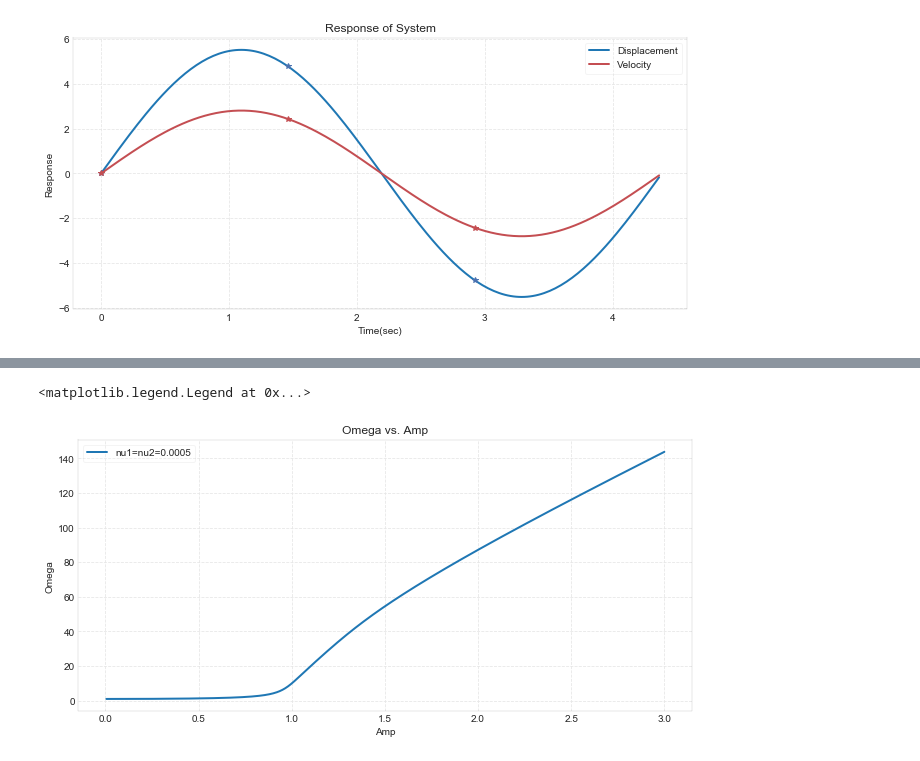
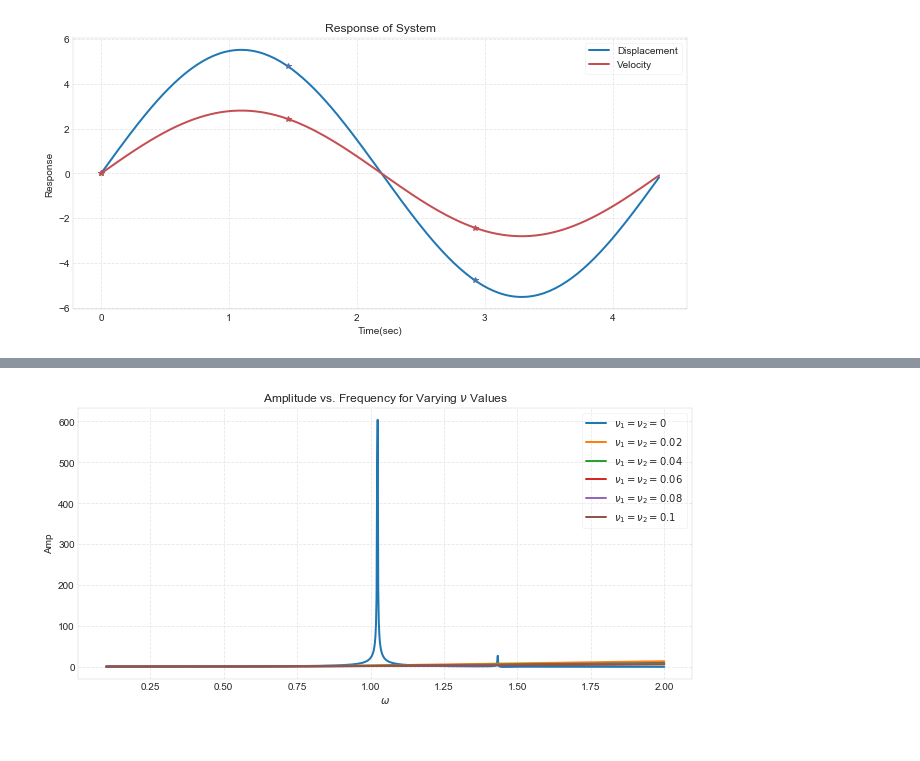
Before and after one commit to w320alm/Non_Linear_System_with_Mousai, a Jupyter notebook: NLSMousai.ipynb, the cells around one changed output, grey strips where cells are left out. Drawn from its saved outputs; the diff is of its cells as text; code cells hidden in the pictures.

```diff
--- a/NLSMousai.ipynb
+++ b/NLSMousai.ipynb
@@ -163,11 +222,16 @@ for i, freq in enumerate(omega1):
         break
-# %%
-plt.plot(omega,amp, label='nu1=nu2=0.0005')
-plt.xlabel('Amp')
-plt.ylabel('Omega')
-plt.title('Omega vs. Amp')
-plt.legend()
-# %% [output]
-<matplotlib.legend.Legend at 0x...>
-[figure, removed]
+# %%
+plt.plot(omega,amp, label='$\\nu_1=\\nu_2=0$')
+plt.plot(omega,amp1, label='$\\nu_1=\\nu_2=0.02$')
+plt.plot(omega,amp2, label='$\\nu_1=\\nu_2=0.04$')
+plt.plot(omega,amp3, label='$\\nu_1=\\nu_2=0.06$')
+plt.plot(omega,amp4, label='$\\nu_1=\\nu_2=0.08$')
+plt.plot(omega,amp5, label='$\\nu_1=\\nu_2=0.1$')
+plt.title('Amplitude vs. Frequency for Varying $\\nu$ Values')
+plt.xlabel('$\\omega$')
+plt.ylabel('Amp')
+plt.legend()
+plt.show()
+# %% [output]
+[figure, added]
 # %%
```
Also changed, not shown: parts of 17 cells of this notebook.
